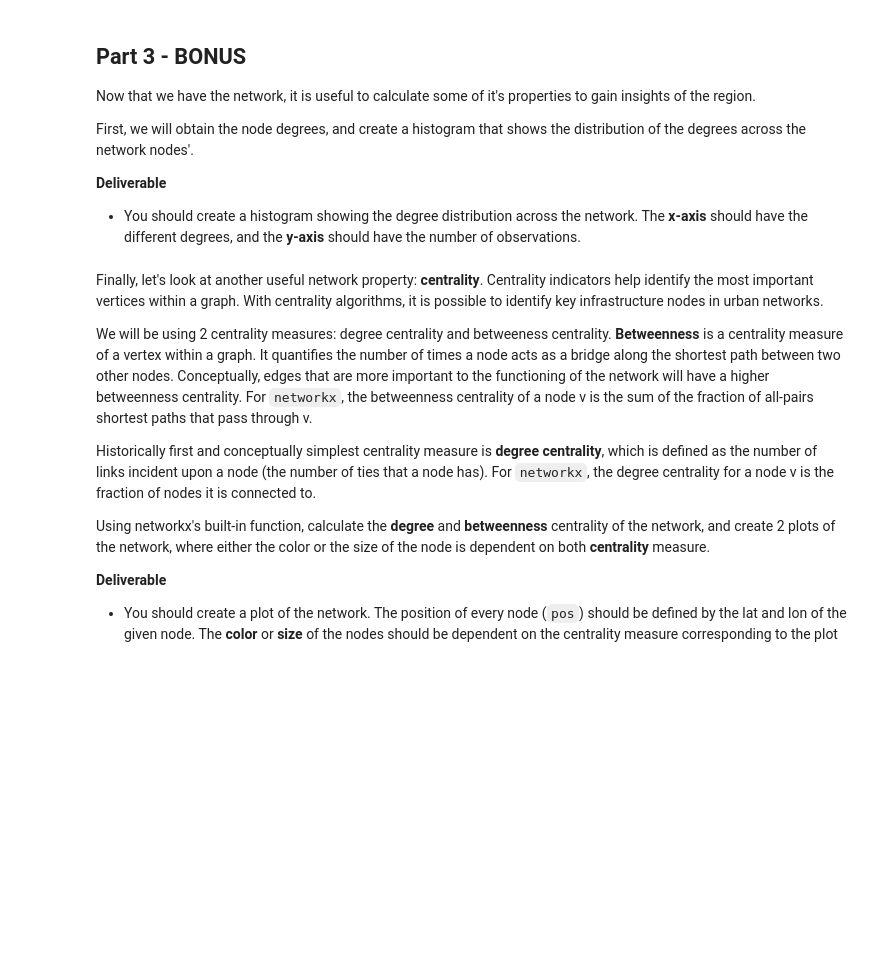
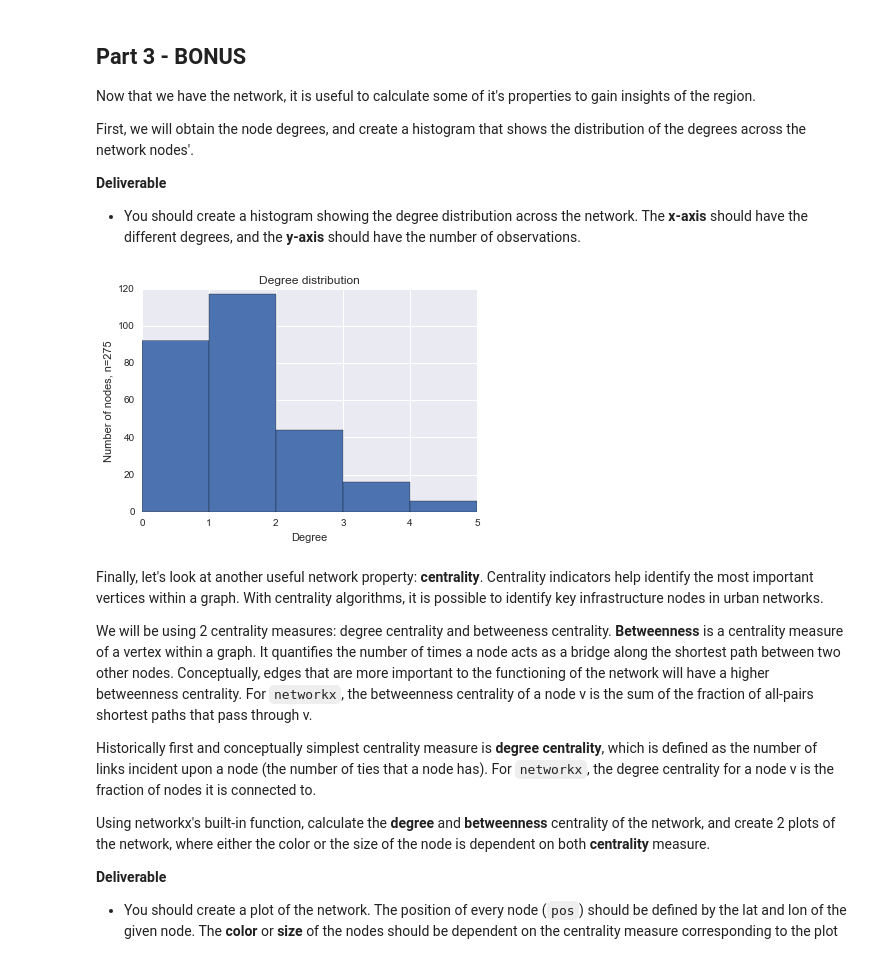
Before and after one commit to scottmar/16_11.S947, a Jupyter notebook: week5/PSET_4_Networks.ipynb, the cells around one changed output. Saved outputs shown, nothing was run; the diff lists cells and outputs as text; code cells hidden in the pictures; blank space fills up the shorter version.

```diff
--- a/week5/PSET_4_Networks.ipynb
+++ b/week5/PSET_4_Networks.ipynb
@@ -96,3 +96,13 @@ edge_locs.head(20)
 | 17 | 4d4c01cfe4fd6ea8f7e8be61 | 504c55e7e4b04421f3310d34 | 0.798932 | 24.691474 | 46.670711 | 24.694169 | 46.678723 |
 | 18 | 4d4c01cfe4fd6ea8f7e8be61 | 504c55e7e4b04421f3310d34 | 0.798932 | 24.692233 | 46.670081 | 24.694169 | 46.678723 |
 | 19 | 4cab502436fa6dcbd0e5d778 | 4c4c19985609c9b6dbac0992 | 0.066359 | 24.697875 | 46.683698 | 24.697406 | 46.683302 |
+# %%
+# There were some duplicate IDs in the nodes table, which then duplicated any edges connected to them.
+
+edge_locs_clean = edge_locs.drop_duplicates(subset=['FROM-ID','TO-ID'])
+print len(edge_locs_clean)
+edge_locs_clean.head(20)
+
+# The operation has thrown out all but one of each duplicated pair of IDs. The lats and longs are close enough
+# that it doesn't matter too much which one we keep.
+# The remaining data is now clean and unambiguous, albeit at a cost of losing nearly 90% of the total.
@@ -171,3 +241,18 @@ First, we will obtain the node degrees, and create a histogram that shows the di
+# %%
+# Create your histogram here
+
+D = degrees.values()
+sns.set_style("darkgrid")
+plt.figure()
+
+plt.hist(D,5)
+plt.xlabel('Degree')
+plt.ylabel('Number of nodes, n=275')
+plt.title('Degree distribution')
+
+plt.show()
+# %% [output]
+[figure, added]
 # %% [markdown]
 Finally, let's look at another useful network property: **centrality**. Centrality indicators help identify the most important vertices within a graph. With centrality algorithms, it is possible to identify key infrastructure nodes in urban networks.
 
```
Also changed, not shown: parts of 13 cells of this notebook.
